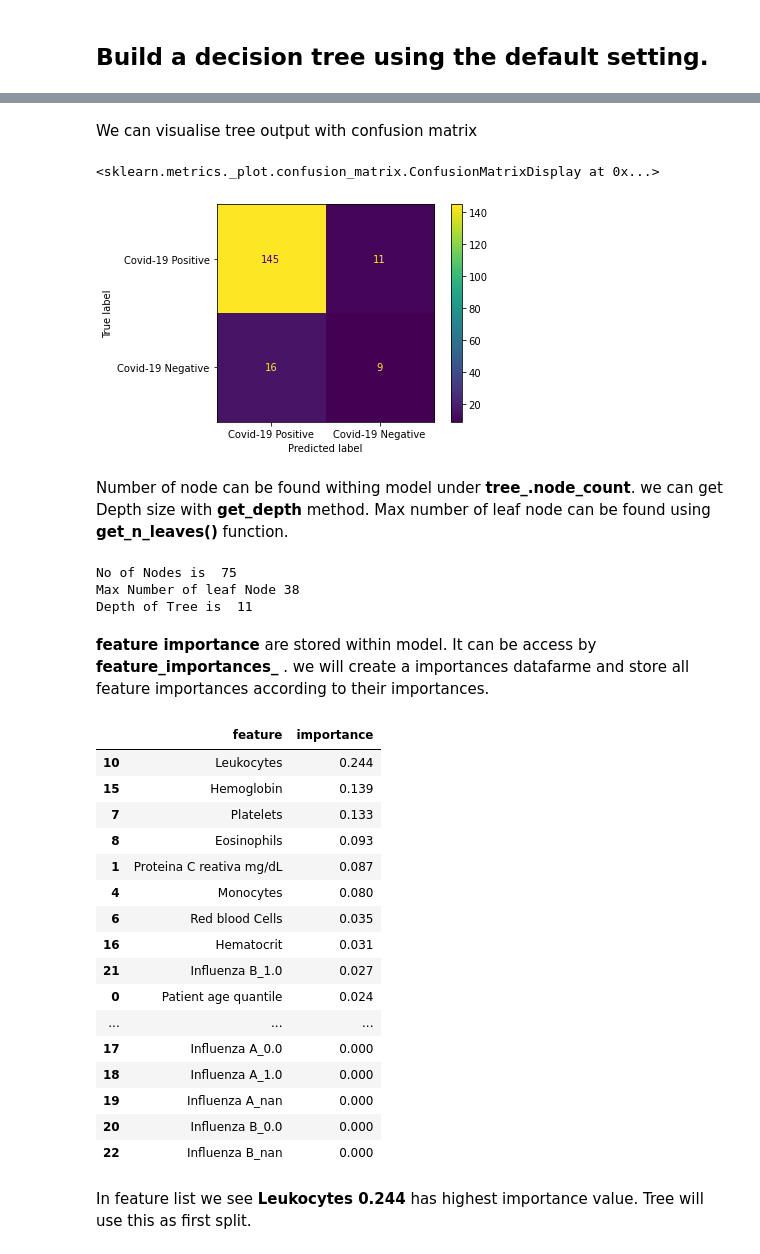
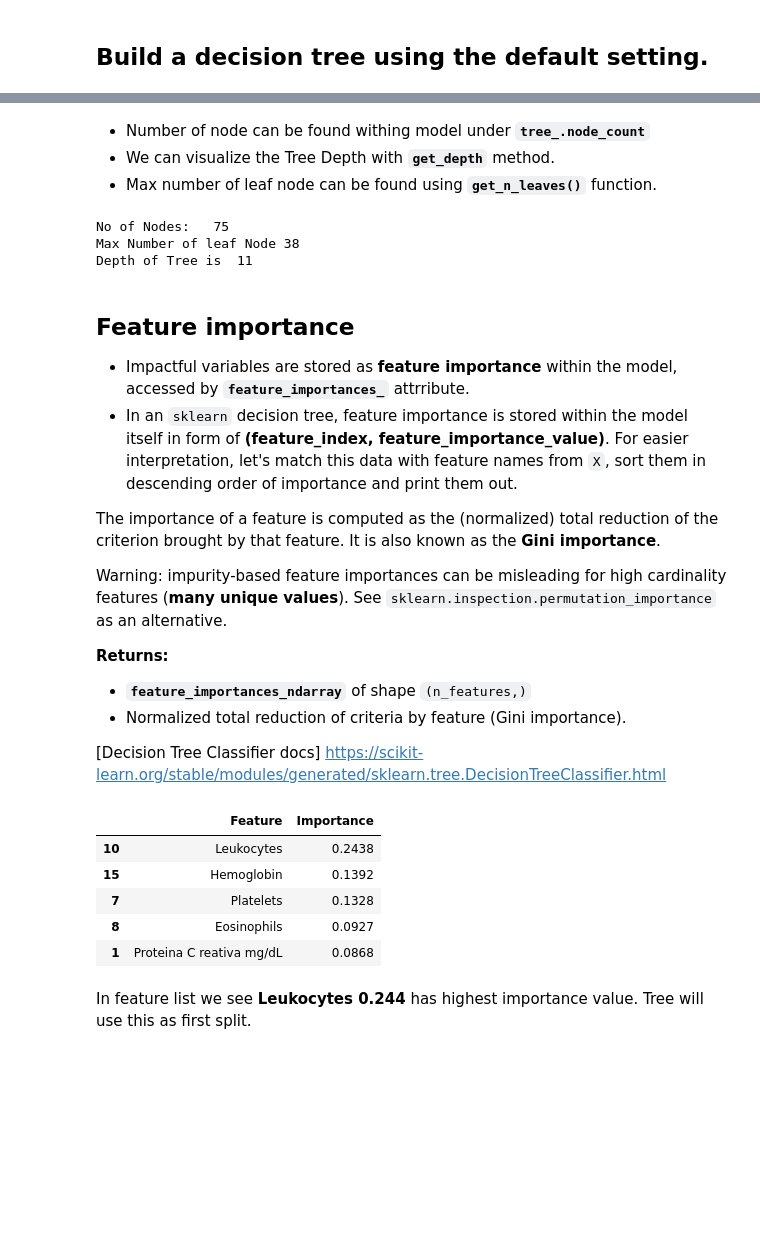
Before and after one commit to dnewton090/covid19-diagnostics, a Jupyter notebook: BrazilDecisionTree.ipynb, the cells around one changed output, grey strips where cells are left out. Saved outputs shown, nothing was run; the diff lists cells and outputs as text; code cells hidden in the pictures; blank space fills up the shorter version.

Commit message:
Richer edits on the Brazilian datasets.  Pretty happy with DTs now after going through Gini and Entropy minimization measures.  See notebooks for details

```diff
--- a/BrazilDecisionTree.ipynb
+++ b/BrazilDecisionTree.ipynb
@@ -283,50 +268,46 @@ Accuracy of model 0.850828729281768
-# %% [markdown]
-We can visualise tree output with confusion matrix
-# %%
-#confusion matrix
-from sklearn.metrics import plot_confusion_matrix
-plot_confusion_matrix(model,X_test,y_test,display_labels=["Covid-19 Negative","Covid-19 Positive "])
-# %% [output]
-<sklearn.metrics._plot.confusion_matrix.ConfusionMatrixDisplay at 0x...>
-[figure, removed]
 # %% [markdown]
-Number of node can be found withing model under **tree_.node_count**. we can get Depth size with **get_depth** method. Max number of leaf node can be found using **get_n_leaves()** function.
+* Number of node can be found withing model under **`tree_.node_count`**
+* We can visualize the Tree Depth with **`get_depth`** method.
+* Max number of leaf node can be found using **`get_n_leaves()`** function.
 <a id="node_count"></a>
 # %%
 n_nodes = model.tree_.node_count
-print("No of Nodes is ",n_nodes)
+print("No of Nodes:  ",n_nodes)
 print("Max Number of leaf Node",model.get_n_leaves())
 print("Depth of Tree is ",model.get_depth())
 # %% [output]
-No of Nodes is  75
+No of Nodes:   75
 Max Number of leaf Node 38
 Depth of Tree is  11
-# %% [markdown]
-<a id="fivefeature"></a>
-**feature importance** are  stored within model. It can be  access by **feature_importances_** .
-we will create a importances datafarme and store all feature importances according to their importances.
+# %% [markdown]
+<a id="fivefeature"></a>
+
+## Feature importance
+
+* Impactful variables are stored as **feature importance** within the model, accessed by **`feature_importances_`** attrribute.
+* In an `sklearn` decision tree, feature importance is stored within the model itself in form of **(feature_index, feature_importance_value)**. For easier interpretation, let's match this data with feature names from `X`, sort them in descending order of importance and print them out.
+
+The importance of a feature is computed as the (normalized) total reduction of the criterion brought by that feature. It is also known as the **Gini importance**.
+
+Warning: impurity-based feature importances can be misleading for high cardinality features (**many unique values**). See `sklearn.inspection.permutation_importance` as an alternative.
+
+**Returns:**
+* **`feature_importances_ndarray`** of shape `(n_features,)`
+* Normalized total reduction of criteria by feature (Gini importance).
+
+[Decision Tree Classifier docs] https://scikit-learn.org/stable/modules/generated/sklearn.tree.DecisionTreeClassifier.html
 # %%
-importances = pd.DataFrame({'feature':X_train.columns,'importance':np.round(model.feature_importances_,3)})
-importances = importances.sort_values('importance',ascending=False)
-importances
+importances = pd.DataFrame({'Feature':X_train.columns,
+                            'Importance':np.round(model.feature_importances_, 4)})
+importances = importances.sort_values('Importance',ascending=False)
+importances.head()
 # %% [output]
-|  | feature | importance |
-| 10 | Leukocytes | 0.244 |
-| 15 | Hemoglobin | 0.139 |
-| 7 | Platelets | 0.133 |
-| 8 | Eosinophils | 0.093 |
-| 1 | Proteina C reativa mg/dL | 0.087 |
-| 4 | Monocytes | 0.080 |
-| 6 | Red blood Cells | 0.035 |
-| 16 | Hematocrit | 0.031 |
-| 21 | Influenza B_1.0 | 0.027 |
-| 0 | Patient age quantile | 0.024 |
-| ... | ... | ... |
-| 17 | Influenza A_0.0 | 0.000 |
-| 18 | Influenza A_1.0 | 0.000 |
-| 19 | Influenza A_nan | 0.000 |
-| 20 | Influenza B_0.0 | 0.000 |
-| 22 | Influenza B_nan | 0.000 |
+|  | Feature | Importance |
+| 10 | Leukocytes | 0.2438 |
+| 15 | Hemoglobin | 0.1392 |
+| 7 | Platelets | 0.1328 |
+| 8 | Eosinophils | 0.0927 |
+| 1 | Proteina C reativa mg/dL | 0.0868 |
 # %% [markdown]
 <a id="fristsplit"></a>
 In feature list we see **Leukocytes	0.244** has highest importance value. Tree will use this as first split.
```
Also changed, not shown: parts of 37 cells of this notebook.
